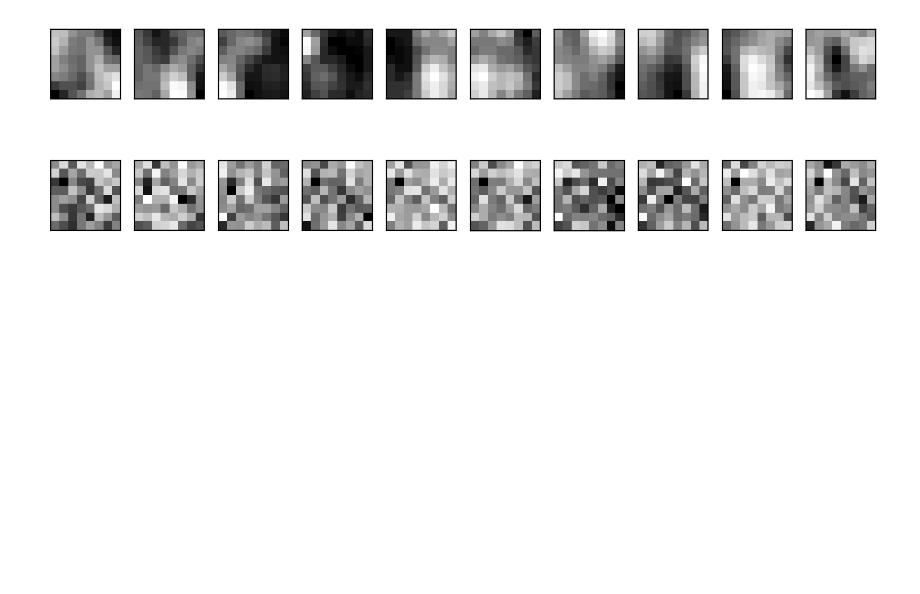
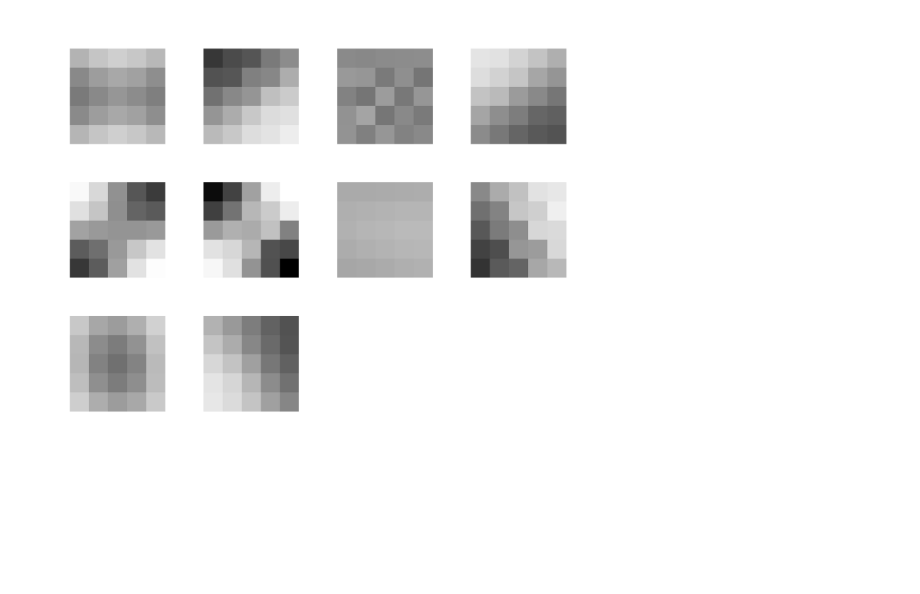
Before and after one commit to vdutell/NatVisAutoEncode, a Jupyter notebook: Movie Convolutional Autoencoder.ipynb, the cells around one changed output. Saved outputs shown, nothing was run; the diff lists cells and outputs as text; code cells hidden in the pictures; blank space fills up the shorter version.

```diff
--- a/Movie Convolutional Autoencoder.ipynb
+++ b/Movie Convolutional Autoencoder.ipynb
@@ -160,0 +197,4 @@ mplu.plot_temporal_weights(final_inweights);
+# %%
+mplu.plot_temporal_weights(np.transpose(final_inweights,axes=(0,2,1,3)));
+# %% [output]
+[figure, added]
@@ -161,9 +224,7 @@ mplu.plot_temporal_weights(final_inweights);
 # %%
-imp.reload(mplu)
-imp.reload(plu)
-
 randomclipindex = np.random.randint(np.shape(clips[0])[0])
 
-mplu.plot_mov_recon(clips[0][randomclipindex],recons[0][randomclipindex],nframes=10);
+#print the cost of this instance
+print(np.mean(np.log1p(clips[-1][randomclipindex,:,:,:] - recons[-1][randomclipindex,:,:,:])))
+
+mplu.plot_mov_recon(clips[-1][randomclipindex,:,:,:],recons[-1][randomclipindex,:,:,:],nframes=5);
-# %% [output]
-[figure, removed]
```
Also changed, not shown: parts of 27 cells of this notebook.
